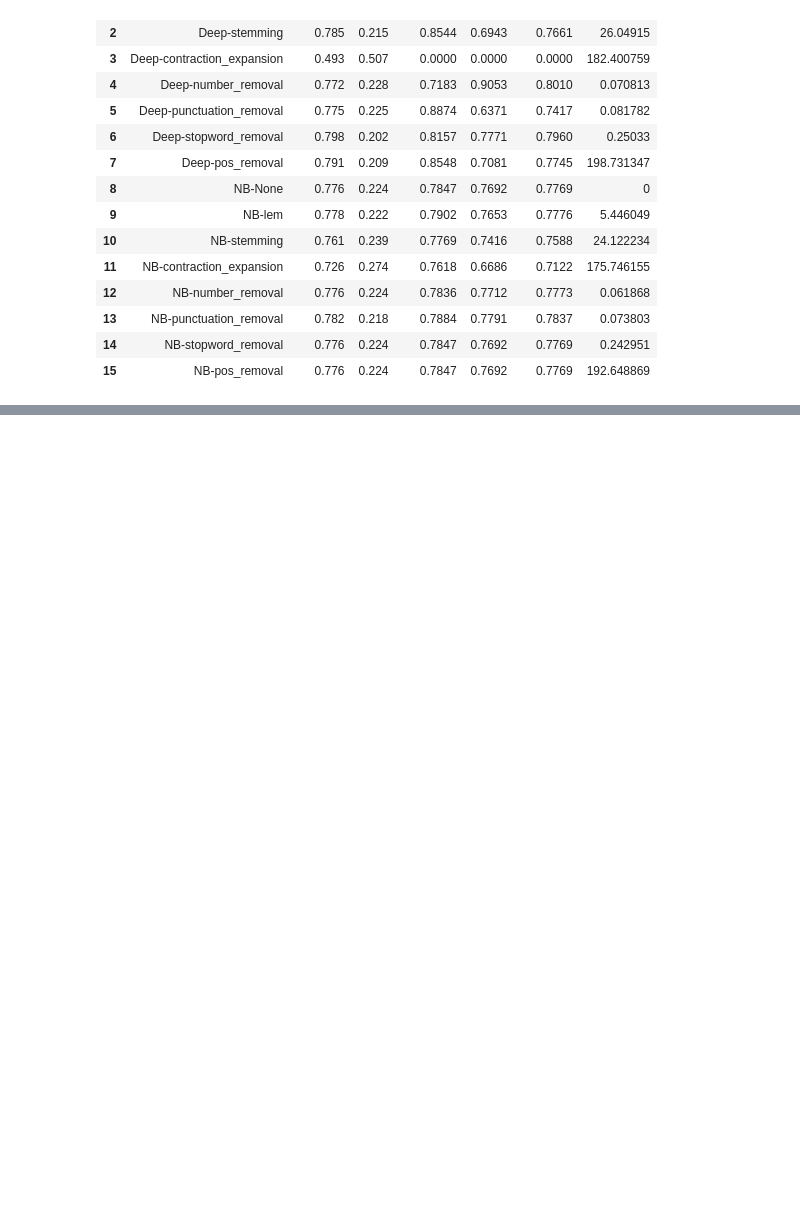
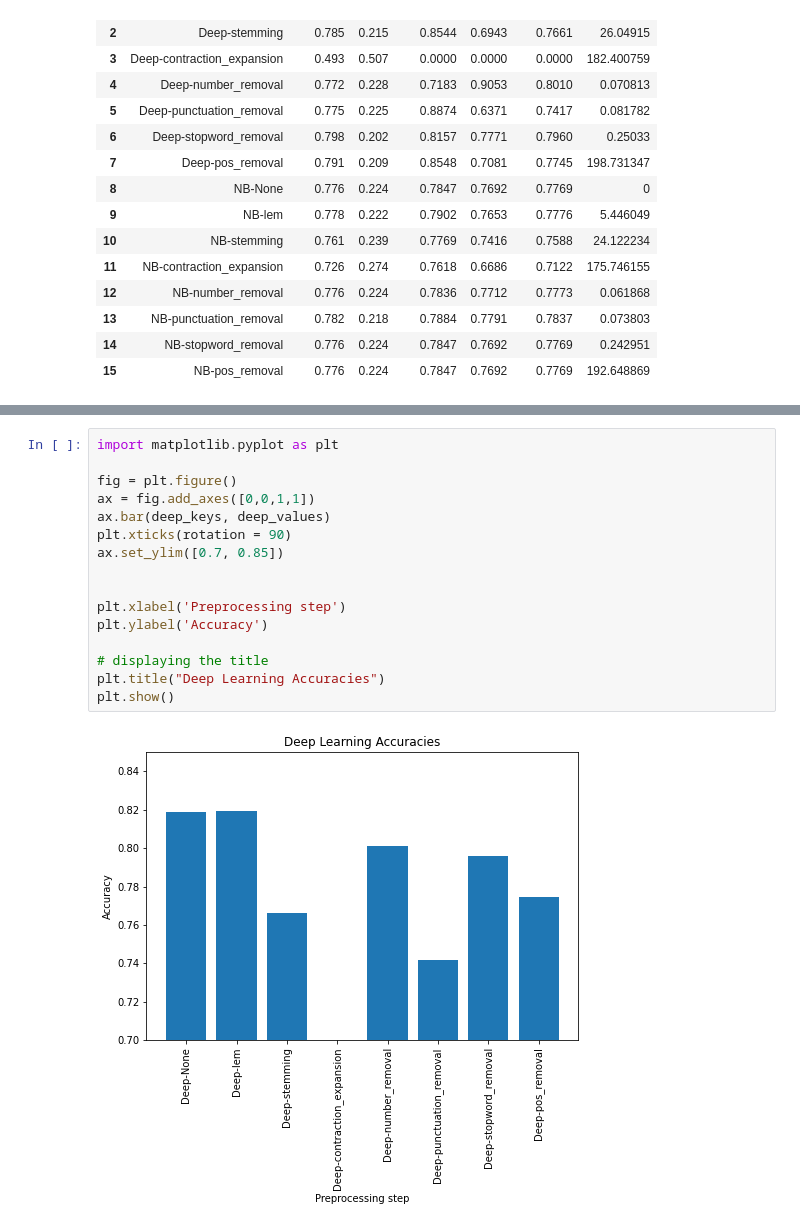
Before and after one commit to Pburns18/CS4120-FP, a Jupyter notebook: FP-Notebook.ipynb, the cells around one changed output, grey strips where cells are left out. Cells and saved outputs as stored; diff of their text form; blank space fills up the shorter version.

```diff
--- a/FP-Notebook.ipynb
+++ b/FP-Notebook.ipynb
@@ -417,0 +462,18 @@ results_df
+# %%
+import matplotlib.pyplot as plt
+
+fig = plt.figure()
+ax = fig.add_axes([0,0,1,1])
+ax.bar(deep_keys, deep_values)
+plt.xticks(rotation = 90)
+ax.set_ylim([0.7, 0.85])
+
+
+plt.xlabel('Preprocessing step')
+plt.ylabel('Accuracy')
+
+# displaying the title
+plt.title("Deep Learning Accuracies")
+plt.show()
+# %% [output]
+[figure, added]
```
Also changed, not shown: parts of 5 cells of this notebook.
